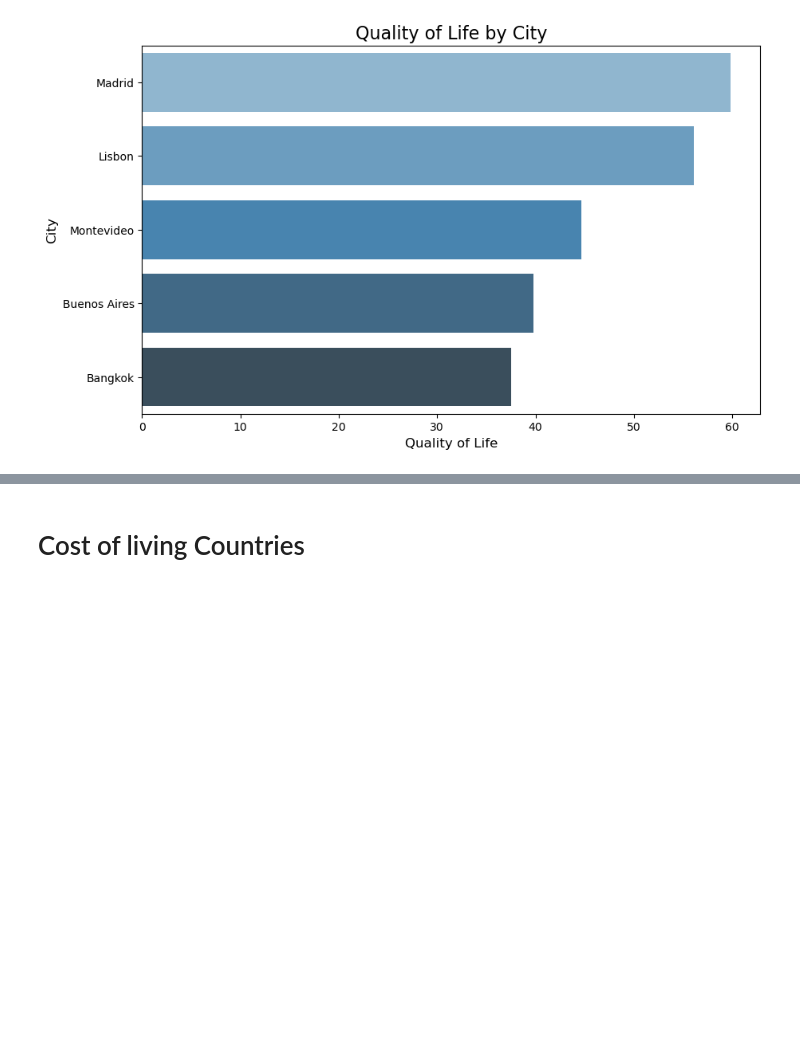
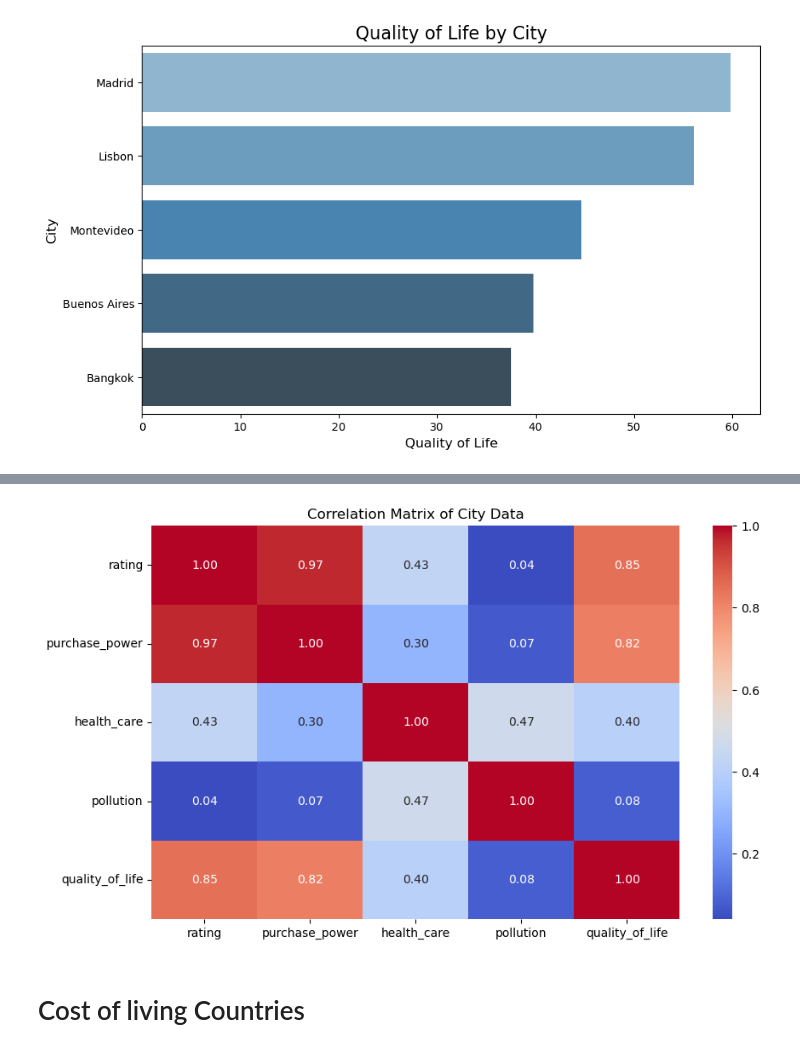
Before and after one commit to filipdjordjevic222/digital_nomads, a Jupyter notebook: Notebooks/Cost_of_living_clean.ipynb, the cells around one changed output, grey strips where cells are left out. Cells and saved outputs as stored; diff of their text form; code cells hidden in the pictures; blank space fills up the shorter version.

```diff
--- a/Notebooks/Cost_of_living_clean.ipynb
+++ b/Notebooks/Cost_of_living_clean.ipynb
@@ -118,3 +118,7 @@ plt.savefig('../Visualisations/Quaity_of_life_by_cites.png', dpi=100, bbox_inche
 plt.show()
 # %% [output]
 [figure]
+# %%
+#correlation
+correlation_matrix_cities = new_cities_cost_df.drop(columns=['country', 'city']).corr()
+correlation_matrix_cities
@@ -121,3 +132,10 @@ plt.show()
+# %%
+plt.figure(figsize=(10, 6))
+sns.heatmap(correlation_matrix_cities, annot=True, cmap='coolwarm', fmt=".2f")
+plt.title('Correlation Matrix of City Data')
+plt.show()
+# %% [output]
+[figure, added]
 # %% [markdown]
 # Cost of living Countries
 # %%
```
Also changed, not shown: parts of 1 cell of this notebook, 9 other files.
